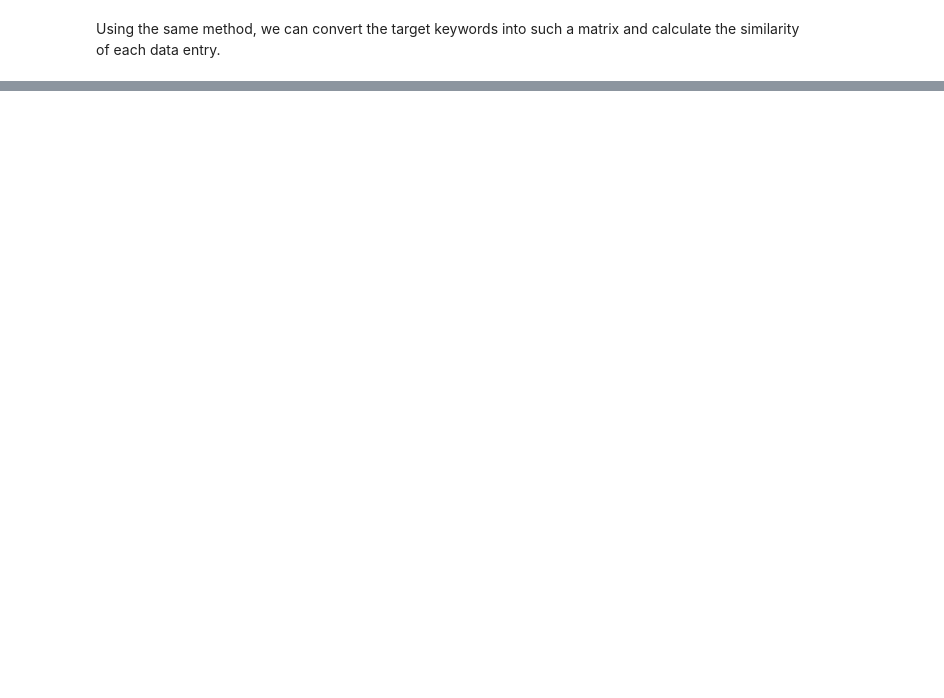
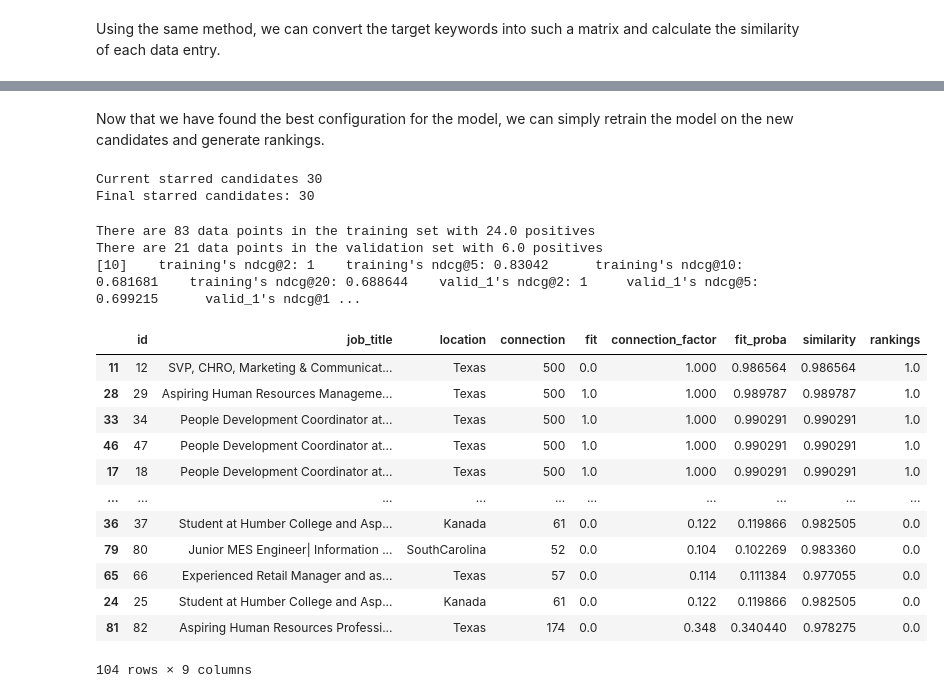
Before and after one commit to XO-Appleton/PotentialTalent, a Jupyter notebook: potential_talents.ipynb, the cells around one changed output, grey strips where cells are left out. Saved outputs shown, nothing was run; the diff lists cells and outputs as text; code cells hidden in the pictures; blank space fills up the shorter version.

Commit message:
Implemented lightgbm ranker, customized scoring function and reranking

```diff
--- a/potential_talents.ipynb
+++ b/potential_talents.ipynb
@@ -258,0 +400,65 @@ Name: fit, Length: 104, dtype: object
+# %% [markdown]
+Now that we have found the best configuration for the model, we can simply retrain the model on the new candidates and generate rankings.
+# %%
+# Retrain the model after new candidates are starred
+def retraining(X, y):
+  X_train, X_val, y_train, y_val = train_test_split(X, y, test_size=0.2, stratify=y, random_state=44)
+
+  q_train = [X_train.shape[0]]
+  q_val = [X_val.shape[0]]
+
+  print(f'There are {X_train.shape[0]} data points in the training set with {sum(y_train)} positives')
+  print(f'There are {X_val.shape[0]} data points in the validation set with {sum(y_val)} positives')
+
+  model = lightgbm.LGBMRanker(learning_rate=0.01, max_depth=5, metric='ndcg', n_estimators=10,
+           num_leaves=20, objective='lambdarank')
+
+  model.fit(X_train, y_train, group=q_train,
+        eval_set=[(X_train, y_train), (X_val, y_val)], eval_group=[q_train, q_val],
+        eval_at=[2, 5, 10, 20], verbose=10, early_stopping_rounds=50)
+
+  return model
+# %%
+# Randomly starring new candidates till we have 30
+CANDIDATES = 30
+
+cur = int(y.sum())
+print(f'Current starred candidates {cur}')
+
+while cur < CANDIDATES:
+  random_choice = np.random.choice(range(len(y)))
+  if y[random_choice] == 0:
+    y[random_choice] = 1
+    cur += 1
+
+print(f'Final starred candidates: {int(y.sum())}')
+# %% [output]
+Current starred candidates 30
+Final starred candidates: 30
+# %%
+# Retrain the model
+model = retraining(X, y)
+# %% [output]
+There are 83 data points in the training set with 24.0 positives
+There are 21 data points in the validation set with 6.0 positives
+[10]    training's ndcg@2: 1    training's ndcg@5: 0.83042      training's ndcg@10: 0.681681    training's ndcg@20: 0.688644    valid_1's ndcg@2: 1     valid_1's ndcg@5: 0.699215      valid_1's ndcg@1 ...
+# %%
+# Rerank the candidates and save the new rankings
+df['rankings'] = rank(model, X)
+# %%
+# Reorder the candidates in the dataframe
+df.sort_values('rankings', ascending=False)
+# %% [output]
+|  | id | job_title | location | connection | fit | connection_factor | fit_proba | similarity | rankings |
+| 11 | 12 | SVP, CHRO, Marketing & Communicat... | Texas | 500 | 0.0 | 1.000 | 0.986564 | 0.986564 | 1.0 |
+| 28 | 29 | Aspiring Human Resources Manageme... | Texas | 500 | 1.0 | 1.000 | 0.989787 | 0.989787 | 1.0 |
+| 33 | 34 | People Development Coordinator at... | Texas | 500 | 1.0 | 1.000 | 0.990291 | 0.990291 | 1.0 |
+| 46 | 47 | People Development Coordinator at... | Texas | 500 | 1.0 | 1.000 | 0.990291 | 0.990291 | 1.0 |
+| 17 | 18 | People Development Coordinator at... | Texas | 500 | 1.0 | 1.000 | 0.990291 | 0.990291 | 1.0 |
+| ... | ... | ... | ... | ... | ... | ... | ... | ... | ... |
+| 36 | 37 | Student at Humber College and Asp... | Kanada | 61 | 0.0 | 0.122 | 0.119866 | 0.982505 | 0.0 |
+| 79 | 80 | Junior MES Engineer| Information ... | SouthCarolina | 52 | 0.0 | 0.104 | 0.102269 | 0.983360 | 0.0 |
+| 65 | 66 | Experienced Retail Manager and as... | Texas | 57 | 0.0 | 0.114 | 0.111384 | 0.977055 | 0.0 |
+| 24 | 25 | Student at Humber College and Asp... | Kanada | 61 | 0.0 | 0.122 | 0.119866 | 0.982505 | 0.0 |
+| 81 | 82 | Aspiring Human Resources Professi... | Texas | 174 | 0.0 | 0.348 | 0.340440 | 0.978275 | 0.0 |
+104 rows × 9 columns
```
Also changed, not shown: parts of 26 cells of this notebook.
